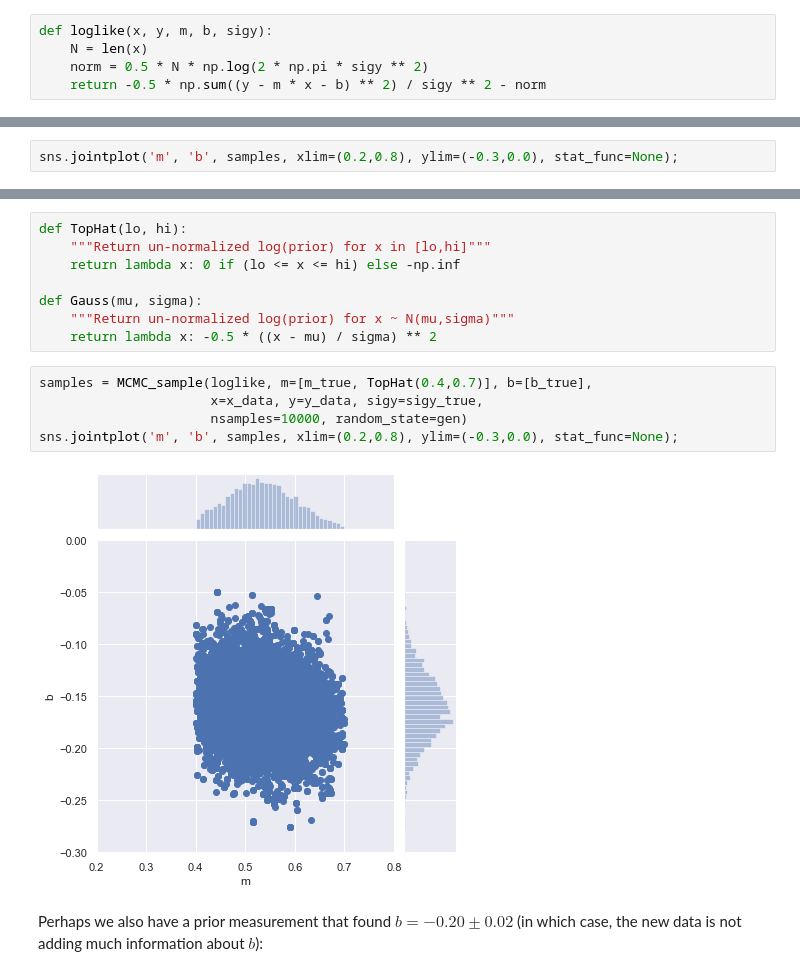
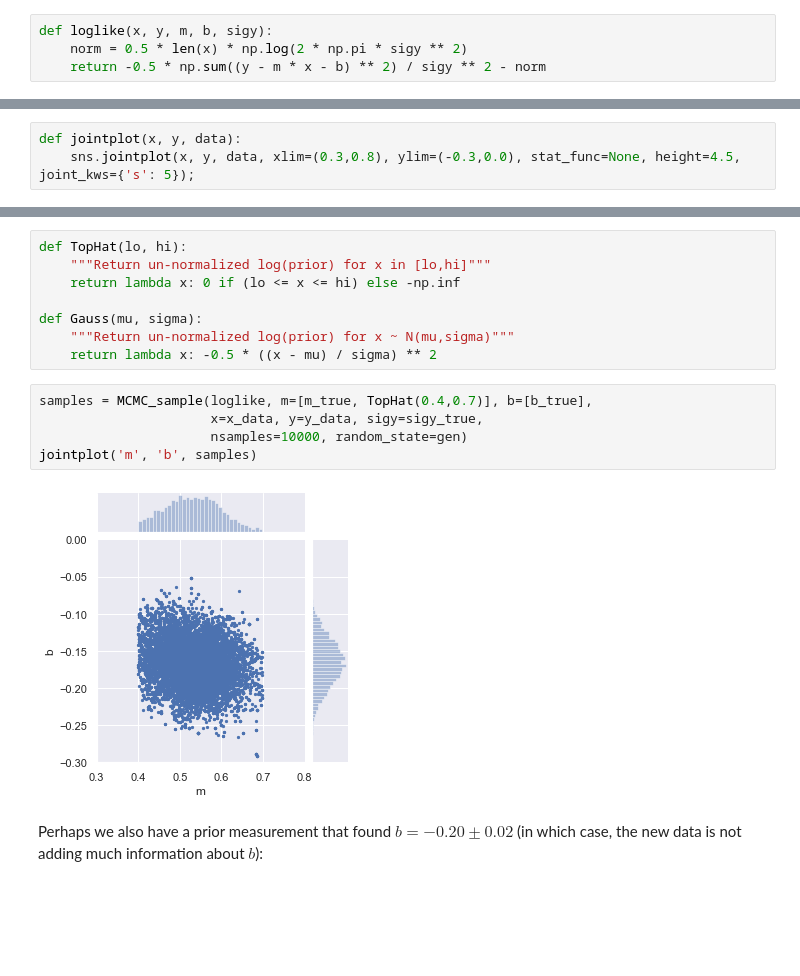
Before and after one commit to dkirkby/kavli2019, a Jupyter notebook: Lecture1.ipynb, the cells around one changed output, grey strips where cells are left out. Saved outputs shown, nothing was run; the diff lists cells and outputs as text; blank space fills up the shorter version.

```diff
--- a/Lecture1.ipynb
+++ b/Lecture1.ipynb
@@ -638,7 +650,6 @@ Next, implement the log-likelihood function:
 # %%
 def loglike(x, y, m, b, sigy):
-    N = len(x)
-    norm = 0.5 * N * np.log(2 * np.pi * sigy ** 2)
+    norm = 0.5 * len(x) * np.log(2 * np.pi * sigy ** 2)
     return -0.5 * np.sum((y - m * x - b) ** 2) / sigy ** 2 - norm
 # %%
 import functools
@@ -808,4 +819,5 @@ samples = MCMC_sample(loglike, m=[m_true], b=[b_true],
                       x=x_data, y=y_data, sigy=sigy_true,
                       nsamples=10000, random_state=gen)
 # %%
-sns.jointplot('m', 'b', samples, xlim=(0.2,0.8), ylim=(-0.3,0.0), stat_func=None);
+def jointplot(x, y, data):
+    sns.jointplot(x, y, data, xlim=(0.3,0.8), ylim=(-0.3,0.0), stat_func=None, height=4.5, joint_kws={'s': 5});
@@ -858,10 +872,10 @@ def Gauss(mu, sigma):
 # %%
 samples = MCMC_sample(loglike, m=[m_true, TopHat(0.4,0.7)], b=[b_true],
                       x=x_data, y=y_data, sigy=sigy_true,
                       nsamples=10000, random_state=gen)
-sns.jointplot('m', 'b', samples, xlim=(0.2,0.8), ylim=(-0.3,0.0), stat_func=None);
+jointplot('m', 'b', samples)
 # %% [output]
-[figure, old version]
+[figure, new version]
 # %% [markdown]
 Perhaps we also have a prior measurement that found $b = -0.20 \pm 0.02$ (in which case, the new data is not adding much information about $b$):
 # %%
```
Also changed, not shown: parts of 7 cells of this notebook.
